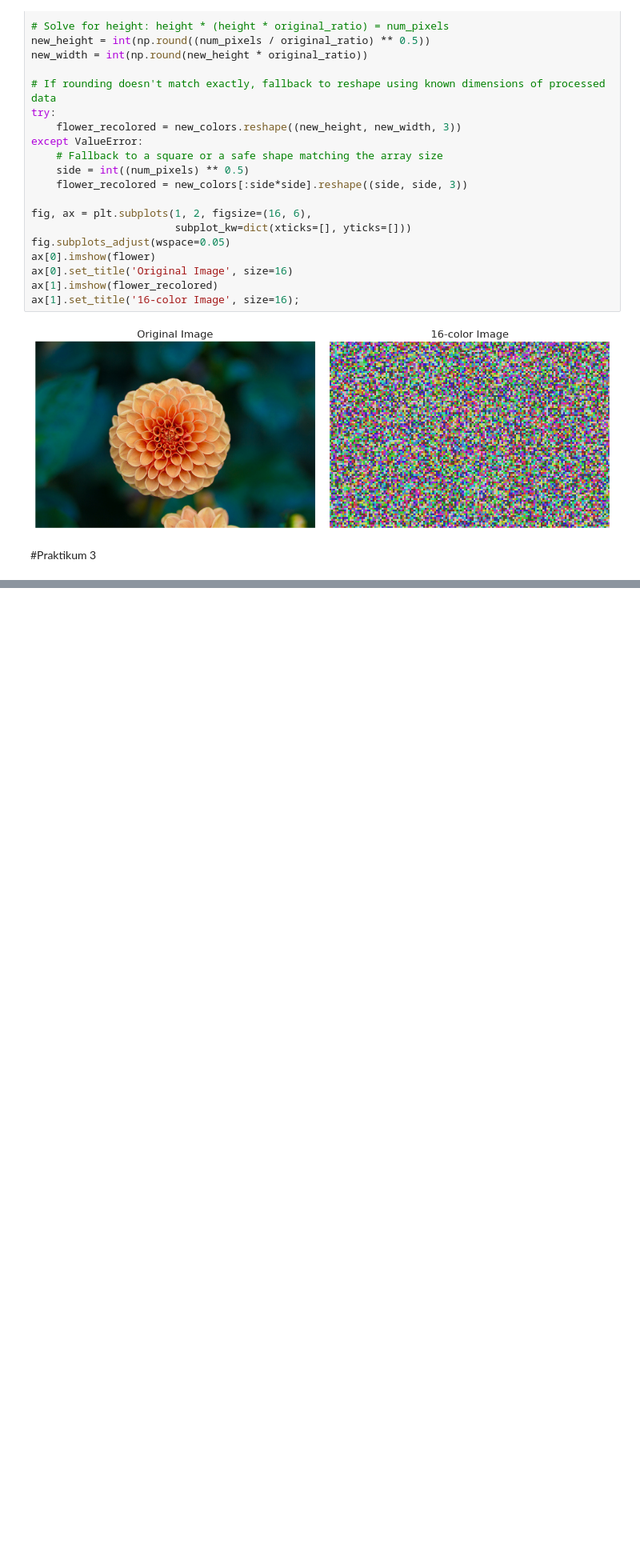
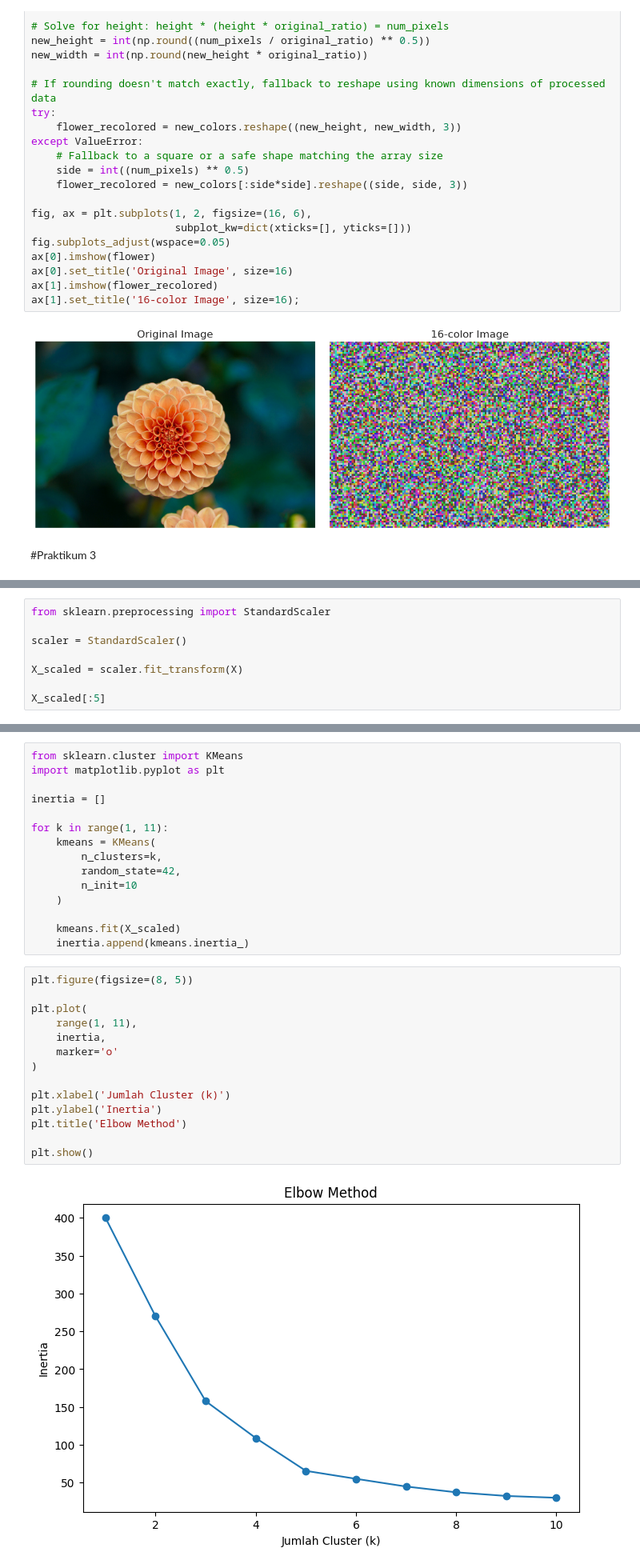
Before and after one commit to sandyy221/244107020029_PemMes, a Jupyter notebook: jobsheet_4.ipynb, the cells around one changed output, grey strips where cells are left out. Shown at 80% size. Drawn from its saved outputs; the diff is of its cells as text; blank space fills up the shorter version.

```diff
--- a/jobsheet_4.ipynb
+++ b/jobsheet_4.ipynb
@@ -330,0 +480,8 @@ plt.show()
+# %%
+from sklearn.preprocessing import StandardScaler
+
+scaler = StandardScaler()
+
+X_scaled = scaler.fit_transform(X)
+
+X_scaled[:5]
@@ -330,0 +494,31 @@ plt.show()
+# %%
+from sklearn.cluster import KMeans
+import matplotlib.pyplot as plt
+
+inertia = []
+
+for k in range(1, 11):
+    kmeans = KMeans(
+        n_clusters=k,
+        random_state=42,
+        n_init=10
+    )
+
+    kmeans.fit(X_scaled)
+    inertia.append(kmeans.inertia_)
+# %%
+plt.figure(figsize=(8, 5))
+
+plt.plot(
+    range(1, 11),
+    inertia,
+    marker='o'
+)
+
+plt.xlabel('Jumlah Cluster (k)')
+plt.ylabel('Inertia')
+plt.title('Elbow Method')
+
+plt.show()
+# %% [output]
+[figure, added]
```
Also changed, not shown: parts of 26 cells of this notebook.
